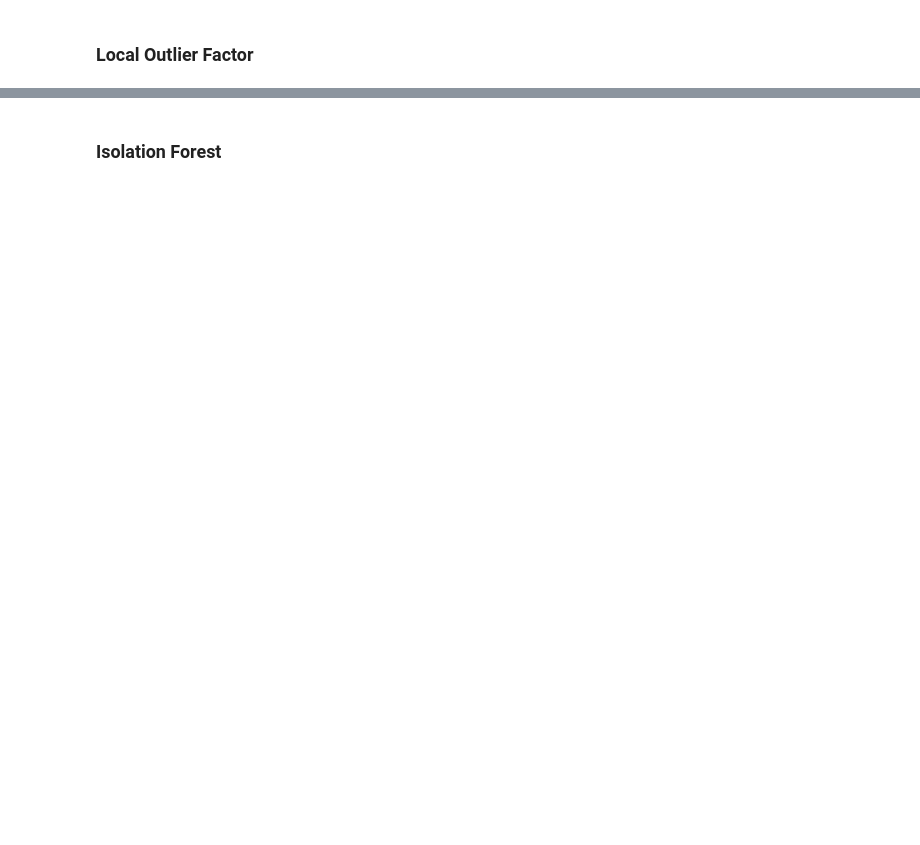
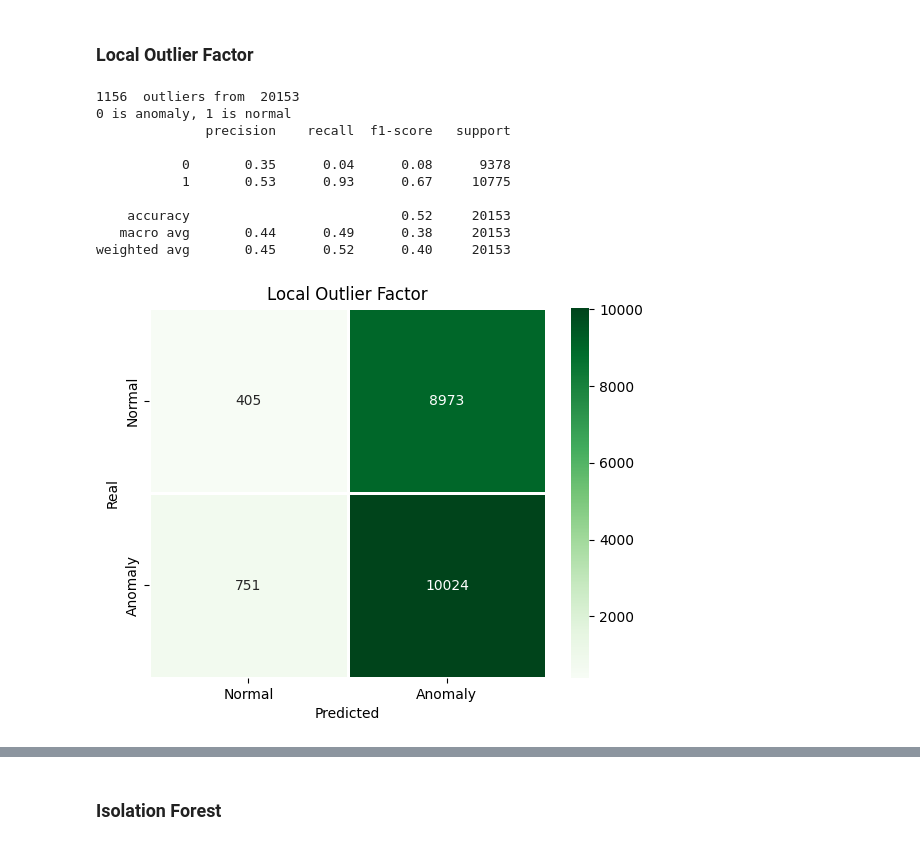
Before and after one commit to phoenixday/ml-algorithms, a Jupyter notebook: network-anomaly-detection.ipynb, the cells around one changed output, grey strips where cells are left out. Cells and saved outputs as stored; diff of their text form; code cells hidden in the pictures; blank space fills up the shorter version.

```diff
--- a/network-anomaly-detection.ipynb
+++ b/network-anomaly-detection.ipynb
@@ -242,2 +437,15 @@ predictions = LocalOutlierFactor().fit_predict(X_train)
 # %%
+predictions = LocalOutlierFactor(n_neighbors=20, algorithm='auto').fit_predict(X_train)
 print_stats(predictions, X_train, y_train, "Local Outlier Factor")
+# %% [output]
+1156  outliers from  20153
+0 is anomaly, 1 is normal
+              precision    recall  f1-score   support
+
+           0       0.35      0.04      0.08      9378
+           1       0.53      0.93      0.67     10775
+
+    accuracy                           0.52     20153
+   macro avg       0.44      0.49      0.38     20153
+weighted avg       0.45      0.52      0.40     20153
+[figure, added]
```
Also changed, not shown: parts of 29 cells of this notebook.
